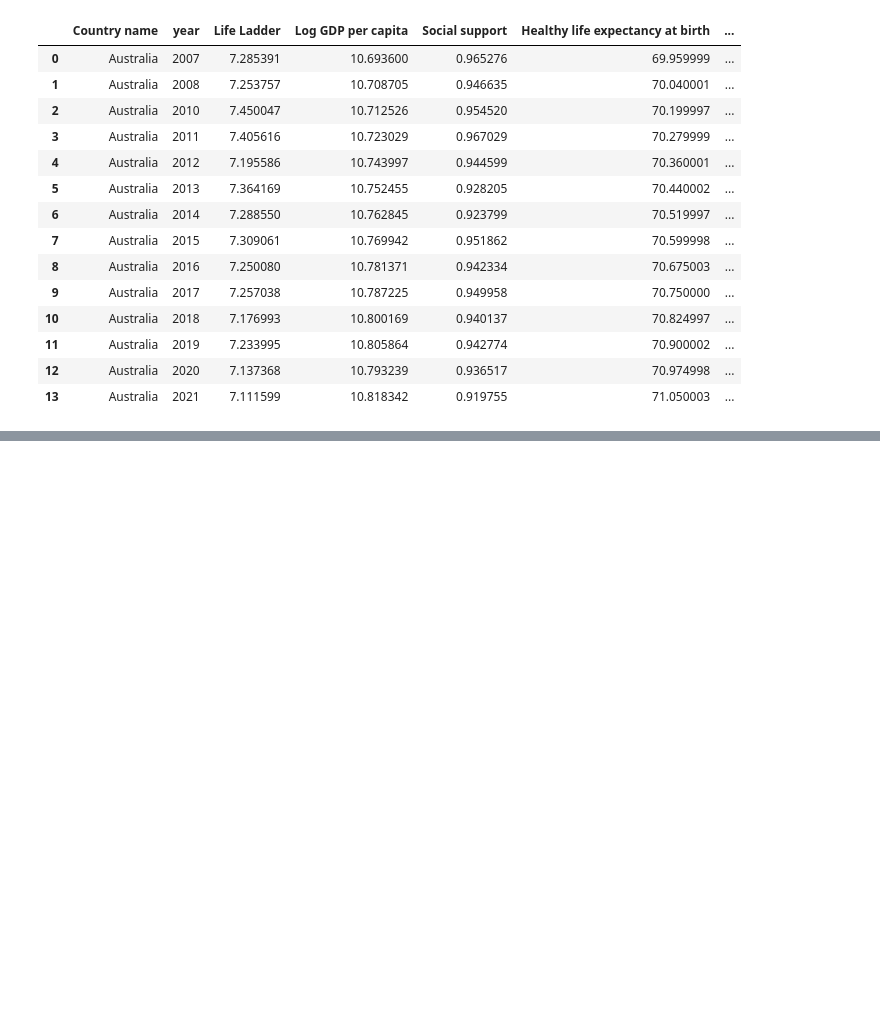
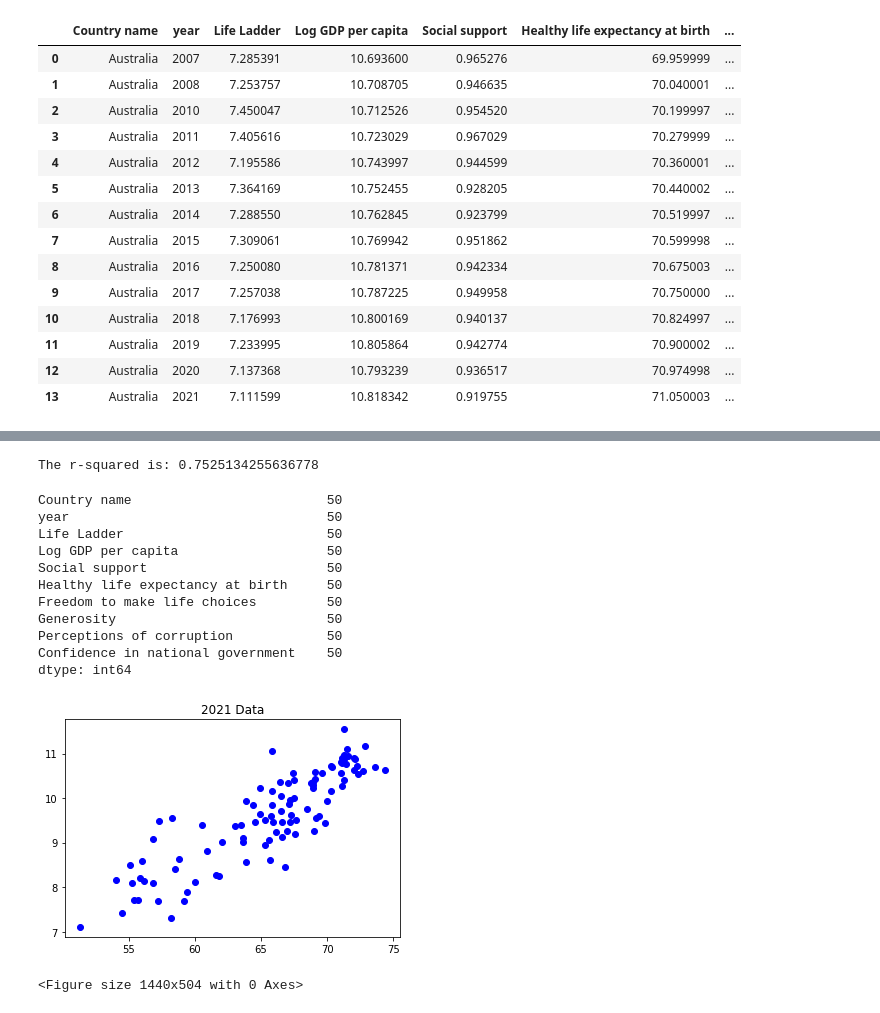
Before and after one commit to ArchanaKarri/Project-One, a Jupyter notebook: Happiness-Analysis.ipynb, the cells around one changed output, grey strips where cells are left out. Saved outputs shown, nothing was run; the diff lists cells and outputs as text; code cells hidden in the pictures; blank space fills up the shorter version.

```diff
--- a/Happiness-Analysis.ipynb
+++ b/Happiness-Analysis.ipynb
@@ -103,19 +155,46 @@ fig = plt.figure(figsize =(20, 7))
 # %%
 # Healthy life expectancy vs GDP
 healthylife2021 = list(new_df2021['Healthy life expectancy at birth'])
 gdp2021 = list(new_df2021['Log GDP per capita'])
 #lifeladder2021 = list(new_df2021['Life Ladder'])
 #values = list(data.values())
 # Figure Size
 plt.title("2021 Data")
 plt.scatter(healthylife2021, gdp2021, c ="blue")
 fig = plt.figure(figsize =(20, 7))
 #plt.bar(countries,new_df2021['Generosity'],color ='pink', width = 0.6)
 #plt.xticks(rotation='vertical')
 #plt.yticks(rotation='horizontal')
 
 print(f"The r-squared is: {rvalue**2}")
 #plt.xlabel()
+
+
+
+
+meanGDP=new_df2021['Log GDP per capita'].mean()
+meanGDP
+
+new_df_abovemeanGDP=new_df2021[new_df2021['Log GDP per capita']>=meanGDP]
+new_df_abovemeanGDP.count()
+
+new_df_belowmeanGDP=new_df2021[new_df2021['Log GDP per capita']<meanGDP]
+new_df_belowmeanGDP.count()
+# %% [output]
+The r-squared is: 0.7525134255636778
+Country name                         50
+year                                 50
+Life Ladder                          50
+Log GDP per capita                   50
+Social support                       50
+Healthy life expectancy at birth     50
+Freedom to make life choices         50
+Generosity                           50
+Perceptions of corruption            50
+Confidence in national government    50
+dtype: int64
+[figure, added]
+<Figure size 1440x504 with 0 Axes>
 # %%
 y_values = list(new_df2021['Healthy life expectancy at birth'])
 x_values = list(new_df2021['Log GDP per capita'])
```
Also changed, not shown: parts of 10 cells of this notebook.
